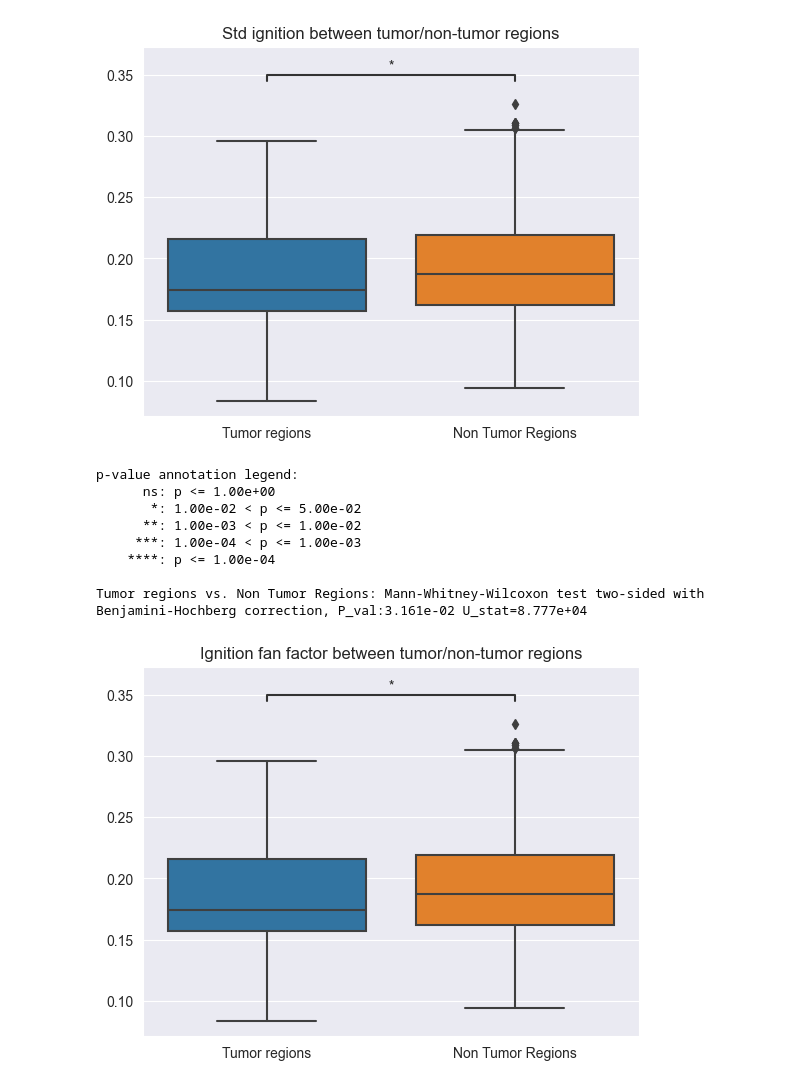
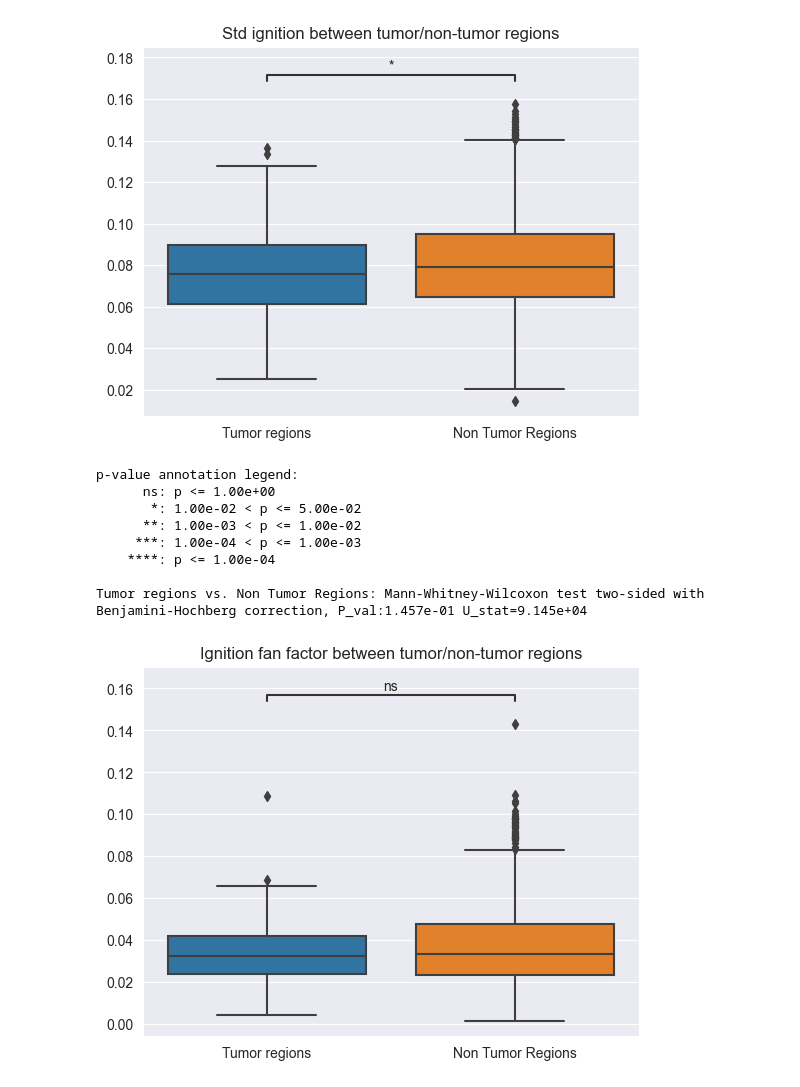
Before and after one commit to ajunca/BrainTumor, a Jupyter notebook: computations/ignition.ipynb, the cells around one changed output. Cells and saved outputs as stored; diff of their text form; code cells hidden in the pictures.

Commit message:
Some corrections and additions to ignition computations.

```diff
--- a/computations/ignition.ipynb
+++ b/computations/ignition.ipynb
@@ -74,12 +74,12 @@ for k, s in tumor_subset.items():
     for i in range(68):
         if s.tumor_regions.is_tumor_region_by_id(i):
             tumor_region_ign_meta.append(ignitions[k].mevokedinteg[i])
-            tumor_region_ign_std.append(ignitions[k].mevokedinteg[i])
-            tumor_region_ign_fanfact.append(ignitions[k].mevokedinteg[i])
+            tumor_region_ign_std.append(ignitions[k].stdevokedinteg[i])
+            tumor_region_ign_fanfact.append(ignitions[k].fanofactorevokedinteg[i])
         else:
             non_tumor_region_ign_meta.append(ignitions[k].mevokedinteg[i])
-            non_tumor_region_ign_std.append(ignitions[k].mevokedinteg[i])
-            non_tumor_region_ign_fanfact.append(ignitions[k].mevokedinteg[i])
+            non_tumor_region_ign_std.append(ignitions[k].stdevokedinteg[i])
+            non_tumor_region_ign_fanfact.append(ignitions[k].fanofactorevokedinteg[i])
 
 plotComparisonAcrossLabels2(
     {
@@ -125,13 +125,13 @@ Tumor regions vs. Non Tumor Regions: Mann-Whitney-Wilcoxon test two-sided with B
-[figure, old version]
+[figure, new version]
 p-value annotation legend:
       ns: p <= 1.00e+00
        *: 1.00e-02 < p <= 5.00e-02
       **: 1.00e-03 < p <= 1.00e-02
      ***: 1.00e-04 < p <= 1.00e-03
     ****: p <= 1.00e-04
 
-Tumor regions vs. Non Tumor Regions: Mann-Whitney-Wilcoxon test two-sided with Benjamini-Hochberg correction, P_val:3.161e-02 U_stat=8.777e+04
+Tumor regions vs. Non Tumor Regions: Mann-Whitney-Wilcoxon test two-sided with Benjamini-Hochberg correction, P_val:1.457e-01 U_stat=9.145e+04
-[figure, old version]
+[figure, new version]
 # %%
 
 # We compute the mean ignition for each region for control subjects
```
Also changed, not shown: parts of 2 cells of this notebook.
